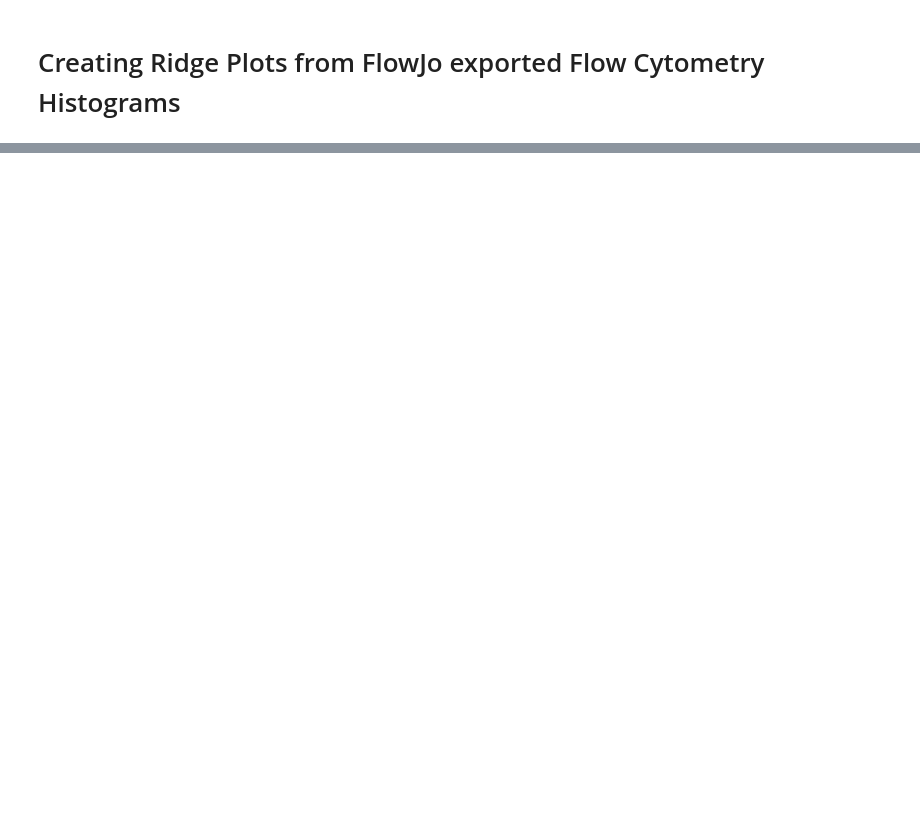
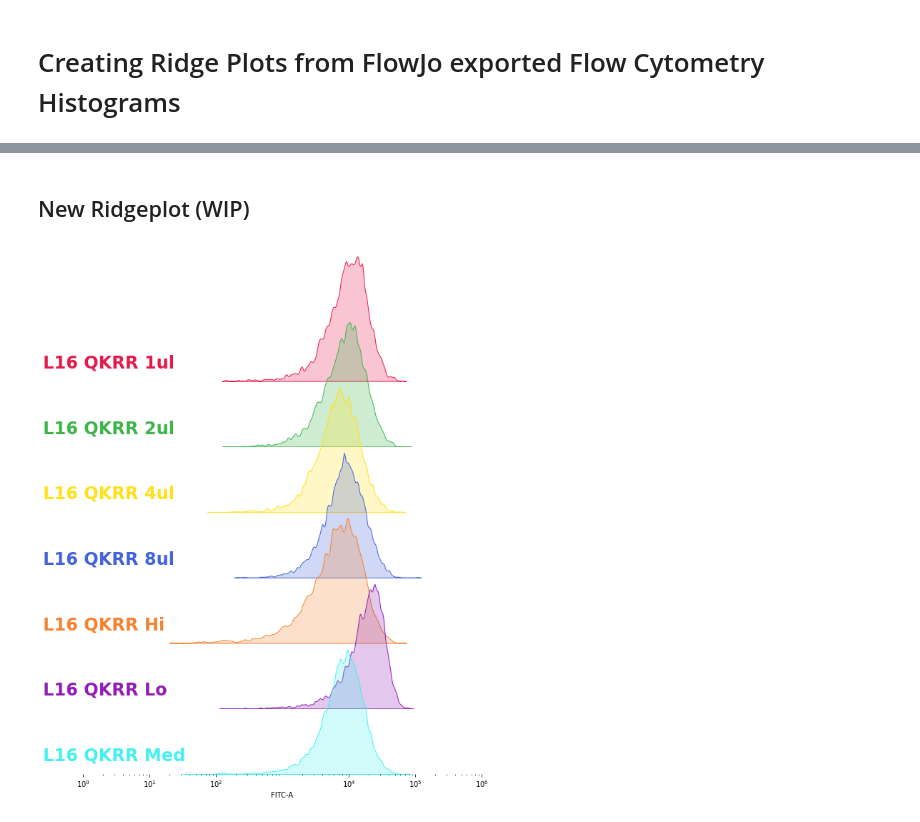
Before and after one commit to admbarre/tc_tools, a Jupyter notebook: notebooks/RidgePlot.ipynb, the cells around one changed output, grey strips where cells are left out. Drawn from its saved outputs; the diff is of its cells as text; code cells hidden in the pictures; blank space fills up the shorter version.

```diff
--- a/notebooks/RidgePlot.ipynb
+++ b/notebooks/RidgePlot.ipynb
@@ -23,0 +128,2 @@ data.describe()
+# %% [markdown]
+## New Ridgeplot (WIP)
@@ -23,0 +183,4 @@ data.describe()
+# %%
+ridgeplot(lag16_qkrr,"Sample")
+# %% [output]
+[figure, added]
```
Also changed, not shown: parts of 19 cells of this notebook.
